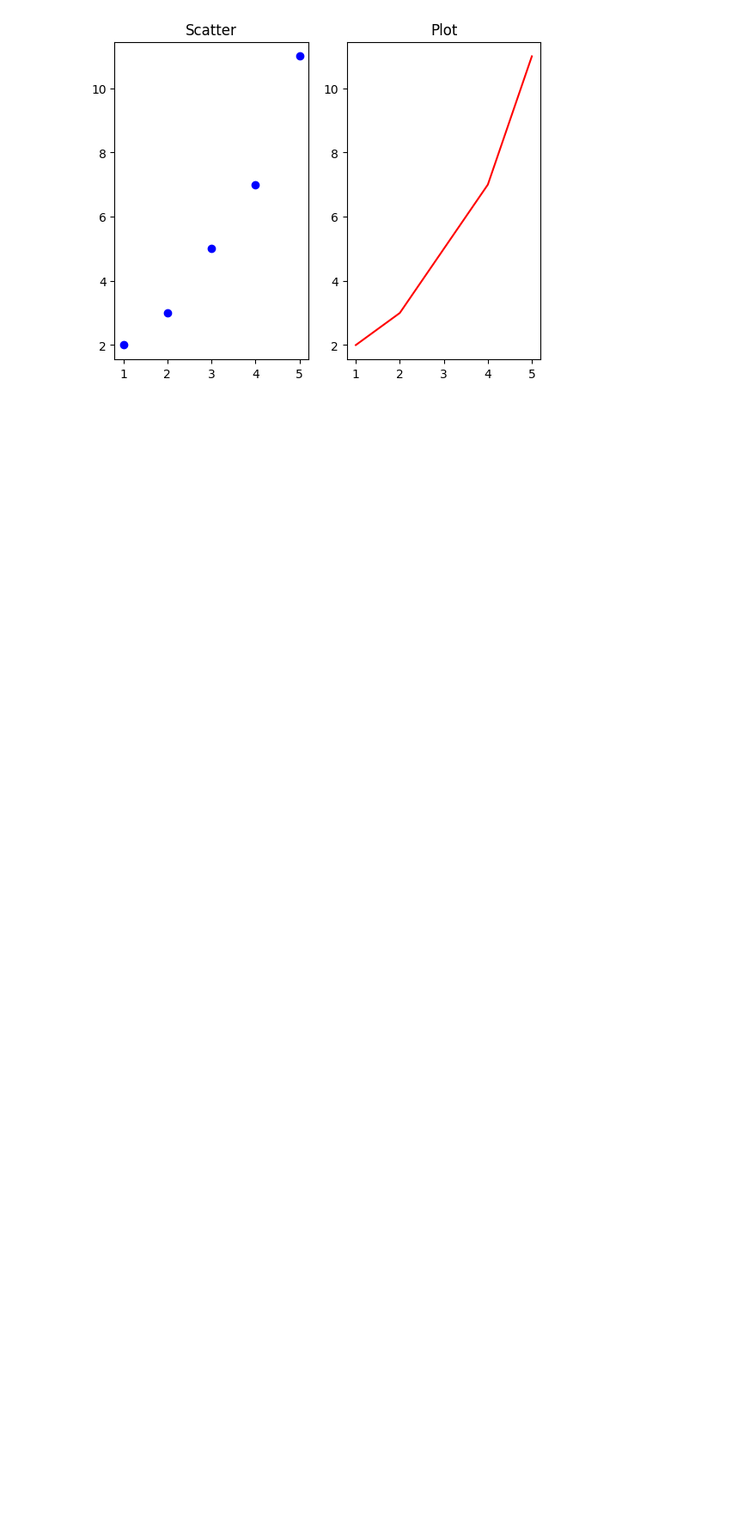
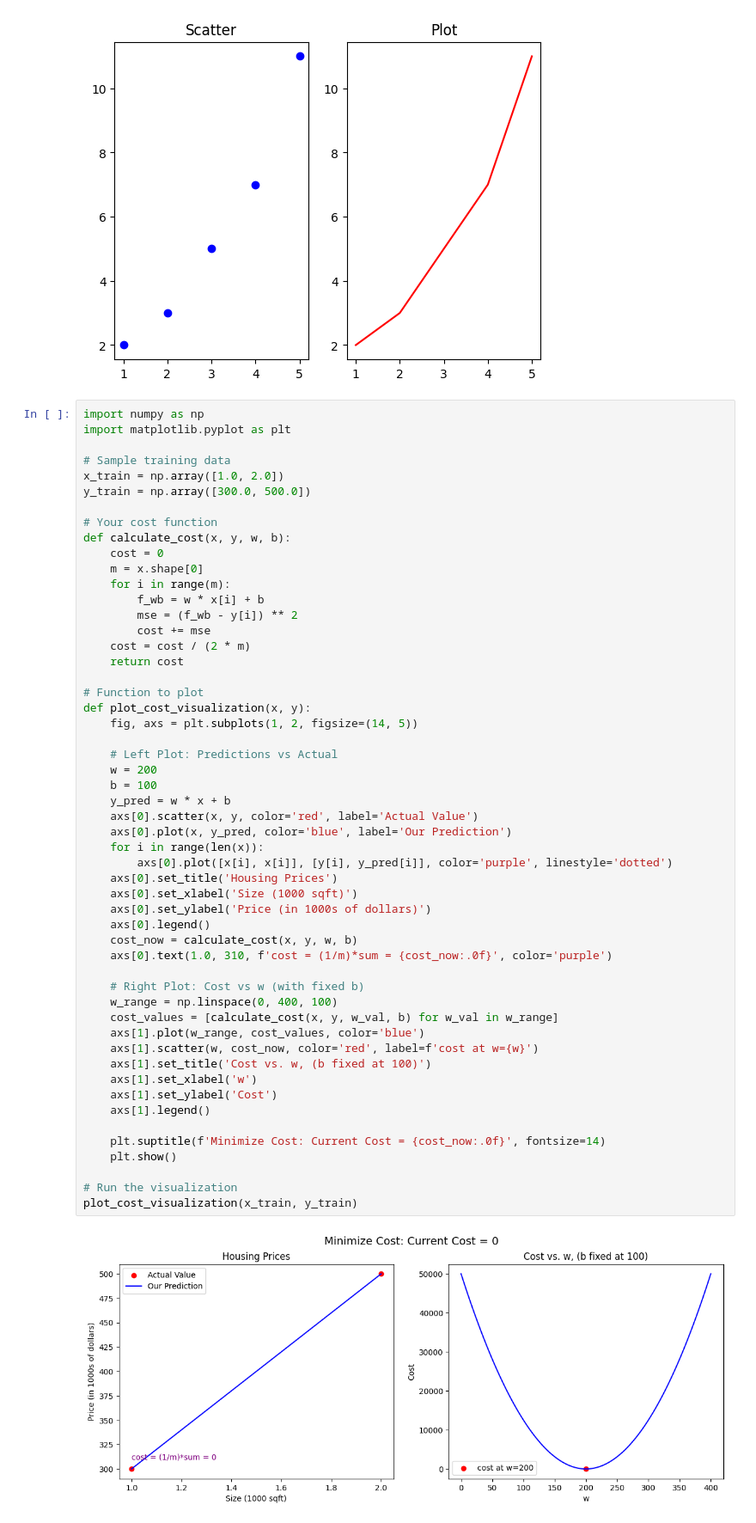
Before and after one commit to hridoynasah/Machine-Learning-Specialization, a Jupyter notebook: Extra/clarifying_confusion.ipynb, the cells around one changed output. Shown at 86% size. Cells and saved outputs as stored; diff of their text form; blank space fills up the shorter version.

```diff
--- a/Extra/clarifying_confusion.ipynb
+++ b/Extra/clarifying_confusion.ipynb
@@ -245,3 +245,58 @@ plt.title('Plot')
 plt.show()
 # %% [output]
 [figure]
+# %%
+import numpy as np
+import matplotlib.pyplot as plt
+
+# Sample training data
+x_train = np.array([1.0, 2.0])
+y_train = np.array([300.0, 500.0])
+
+# Your cost function
+def calculate_cost(x, y, w, b):
+    cost = 0
+    m = x.shape[0]
+    for i in range(m):
+        f_wb = w * x[i] + b
+        mse = (f_wb - y[i]) ** 2
+        cost += mse
+    cost = cost / (2 * m)
+    return cost
+
+# Function to plot
+def plot_cost_visualization(x, y):
+    fig, axs = plt.subplots(1, 2, figsize=(14, 5))
+
+    # Left Plot: Predictions vs Actual
+    w = 200
+    b = 100
+    y_pred = w * x + b
+    axs[0].scatter(x, y, color='red', label='Actual Value')
+    axs[0].plot(x, y_pred, color='blue', label='Our Prediction')
+    for i in range(len(x)):
+        axs[0].plot([x[i], x[i]], [y[i], y_pred[i]], color='purple', linestyle='dotted')
+    axs[0].set_title('Housing Prices')
+    axs[0].set_xlabel('Size (1000 sqft)')
+    axs[0].set_ylabel('Price (in 1000s of dollars)')
+    axs[0].legend()
+    cost_now = calculate_cost(x, y, w, b)
+    axs[0].text(1.0, 310, f'cost = (1/m)*sum = {cost_now:.0f}', color='purple')
+
+    # Right Plot: Cost vs w (with fixed b)
+    w_range = np.linspace(0, 400, 100)
+    cost_values = [calculate_cost(x, y, w_val, b) for w_val in w_range]
+    axs[1].plot(w_range, cost_values, color='blue')
+    axs[1].scatter(w, cost_now, color='red', label=f'cost at w={w}')
+    axs[1].set_title('Cost vs. w, (b fixed at 100)')
+    axs[1].set_xlabel('w')
+    axs[1].set_ylabel('Cost')
+    axs[1].legend()
+
+    plt.suptitle(f'Minimize Cost: Current Cost = {cost_now:.0f}', fontsize=14)
+    plt.show()
+
+# Run the visualization
+plot_cost_visualization(x_train, y_train)
+# %% [output]
+[figure, added]
```
Also changed, not shown: parts of 1 cell of this notebook.
